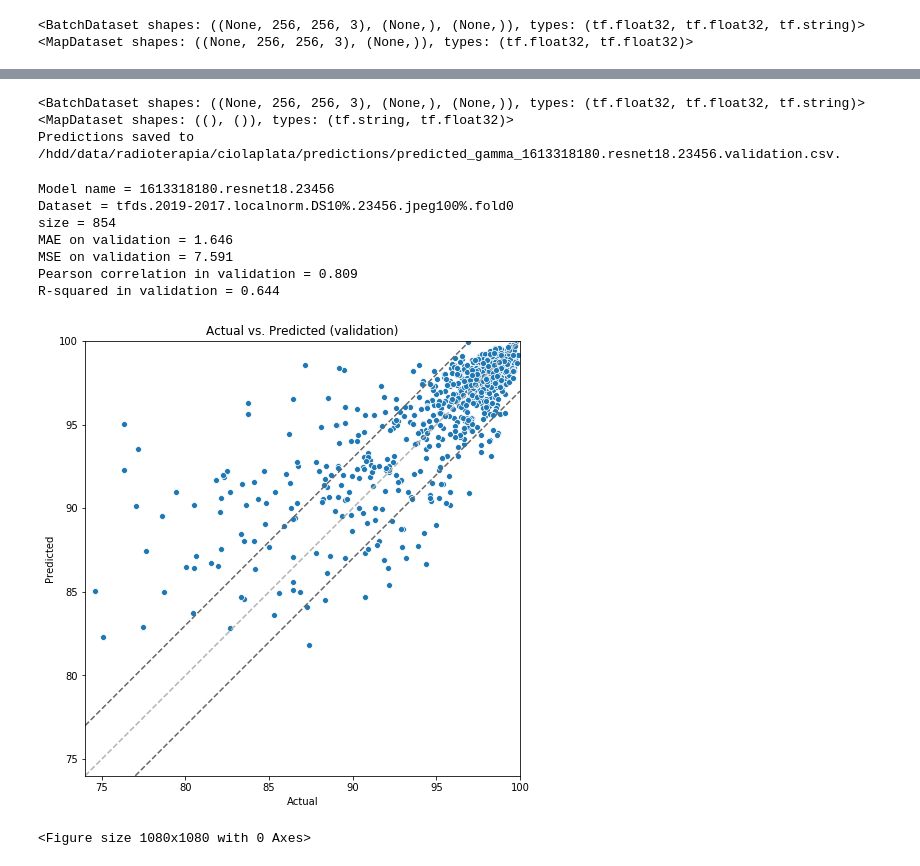
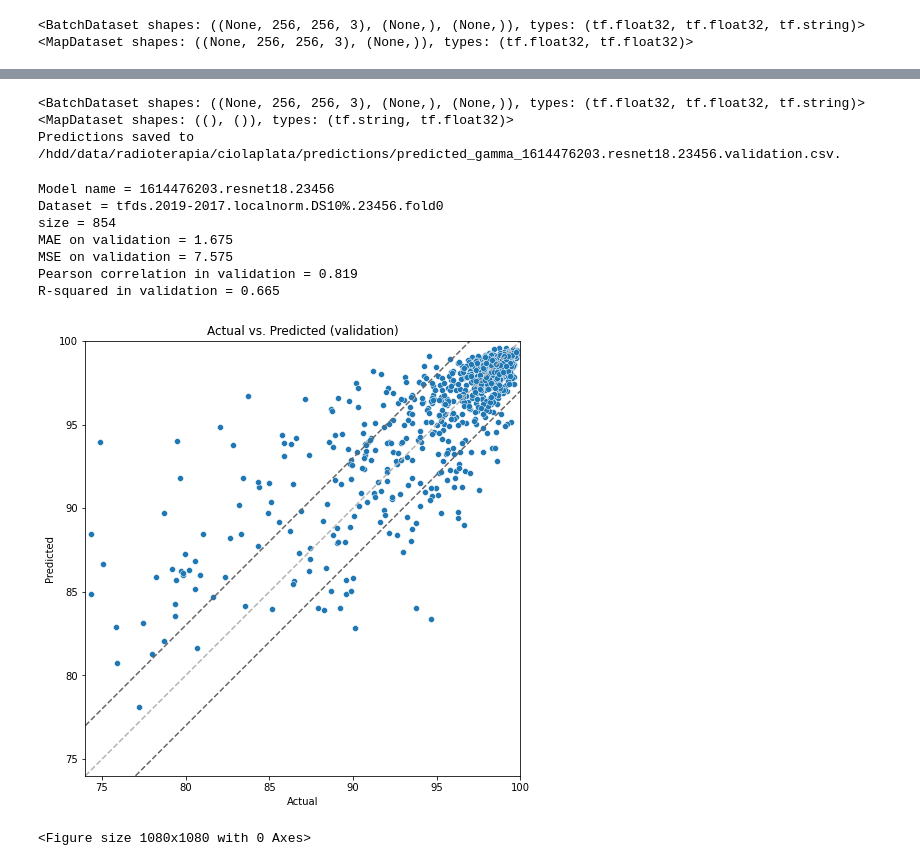
Before and after one commit to pablojrios/fluence_maps, a Jupyter notebook: tf2_evaluate.ipynb, the cells around one changed output, grey strips where cells are left out. Cells and saved outputs as stored; diff of their text form; code cells hidden in the pictures.

```diff
--- a/tf2_evaluate.ipynb
+++ b/tf2_evaluate.ipynb
@@ -64,9 +64,10 @@ if not isGoogleColab():
 # folder under ARG_DATASET_DIR path.
 ARG_RANDOM_SEED=23456
 # ARG_TFDATASET_FOLDER=f'tfds.2019-2018-2017.localnorm.DS10%.{ARG_RANDOM_SEED}.gammaGT95.undersampled.1000.fold1'
-ARG_TFDATASET_FOLDER=f'tfds.2019-2017.localnorm.DS10%.{ARG_RANDOM_SEED}.jpeg100%.fold0'
+# ARG_TFDATASET_FOLDER=f'tfds.2019-2017.localnorm.DS10%.{ARG_RANDOM_SEED}.jpeg100%.fold0'
+ARG_TFDATASET_FOLDER=f'tfds.2019-2017.localnorm.DS10%.{ARG_RANDOM_SEED}.fold0'
 # ARG_MODEL_NAME = '1612063529' # VGG16 20 de enero 2021
-ARG_MODEL_NAME = f'1613318180.resnet18.{ARG_RANDOM_SEED}' # ene-31 ResNet18 buen(sobre) ajuste en training.
+ARG_MODEL_NAME = f'1614476203.resnet18.{ARG_RANDOM_SEED}' # ene-31 ResNet18 buen(sobre) ajuste en training.
 # ARG_MODEL_NAME = '1611181684' # ResNet 18 20 de enero 2021
 ARG_NETWORK=CNN.resnet18
 PART_TRAIN = 'train'
@@ -76,6 +77,10 @@ PART_TO_USE = PART_VALIDATION
 BATCH_SIZE = 32 # mae puede variar según batch size.
 num_workers = 8
 ARG_TRANSFORM_GAMMA=False
+
+STANDARIZE_TARGET=False
+ARG_TRAIN_MEAN=95.67488552913655
+ARG_TRAIN_STDEV=4.68387221943772
 # %%
 # hacer visiable la GPU 1050 Ti, TF v1.10 pide TF_MIN_GPU_MULTIPROCESSOR_COUNT >= 8
 os.environ["TF_MIN_GPU_MULTIPROCESSOR_COUNT"] = "6"
@@ -93,7 +98,9 @@ def getMapDatasetForPartition(part, img_size=256):
 
     # Apply this function to each item in the dataset using the map method:
     normalization_fn = rescale_0_to_1
-    test = raw_test.map(lambda e: _parse_jpeg_image_function(e, img_size, normalization_fn, transform_gamma=ARG_TRANSFORM_GAMMA), num_parallel_calls=num_workers)
+    test = raw_test.map(lambda e: _parse_jpeg_image_function(e, img_size, normalization_fn, transform_gamma=ARG_TRANSFORM_GAMMA,
+                                                            standarize_gamma=STANDARIZE_TARGET, train_mean=ARG_TRAIN_MEAN, train_stdev=ARG_TRAIN_STDEV),
+                        num_parallel_calls=num_workers)
 
     gamma_values = test.map(lambda image, gamma, filename: gamma)
     gamma_values = np.array(list(gamma_values.as_numpy_iterator()))
@@ -193,7 +200,7 @@ df = getPredictionsDataframe(map_dataset, PART_TO_USE)
 # %% [output]
 <BatchDataset shapes: ((None, 256, 256, 3), (None,), (None,)), types: (tf.float32, tf.float32, tf.string)>
 <MapDataset shapes: ((), ()), types: (tf.string, tf.float32)>
-Predictions saved to /hdd/data/radioterapia/ciolaplata/predictions/predicted_gamma_1613318180.resnet18.23456.validation.csv.
+Predictions saved to /hdd/data/radioterapia/ciolaplata/predictions/predicted_gamma_1614476203.resnet18.23456.validation.csv.
 # %%
 def display_scatterplot(model_name, part, y, y_hat):
     print('Model name = %s' % model_name)
@@ -220,7 +227,7 @@ def display_scatterplot(model_name, part, y, y_hat):
     fig, ax = plt.subplots(figsize=fig_dims)
     plt.title('Actual vs. Predicted (%s)' % part)
     plt.gca().set_aspect('equal')
-    sns.scatterplot(y, y_hat, marker='o', ax=ax)
+    sns.scatterplot(x=y, y=y_hat, marker='o', ax=ax)
     ax.set(xlabel="Actual", ylabel = "Predicted")
     plt.figure(figsize=(15, 15))
     minimum = int(np.min([y.min(), y_hat.min()]))
@@ -234,16 +241,19 @@ def display_scatterplot(model_name, part, y, y_hat):
 # %%
 y = df['actual gamma']
 y_hat = df['predicted gamma']
+if STANDARIZE_TARGET:
+    y = y * ARG_TRAIN_STDEV + ARG_TRAIN_MEAN
+    y_hat = y_hat * ARG_TRAIN_STDEV + ARG_TRAIN_MEAN
 display_scatterplot(ARG_MODEL_NAME,PART_TO_USE, y, y_hat)
 # %% [output]
-Model name = 1613318180.resnet18.23456
-Dataset = tfds.2019-2017.localnorm.DS10%.23456.jpeg100%.fold0
+Model name = 1614476203.resnet18.23456
+Dataset = tfds.2019-2017.localnorm.DS10%.23456.fold0
 size = 854
-MAE on validation = 1.646
-MSE on validation = 7.591
-Pearson correlation in validation = 0.809
-R-squared in validation = 0.644
+MAE on validation = 1.675
+MSE on validation = 7.575
+Pearson correlation in validation = 0.819
+R-squared in validation = 0.665
-[figure, old version]
+[figure, new version]
 <Figure size 1080x1080 with 0 Axes>
 # %%
 if isGoogleColab():
```
Also changed, not shown: parts of 3 cells of this notebook, 2 other files.
